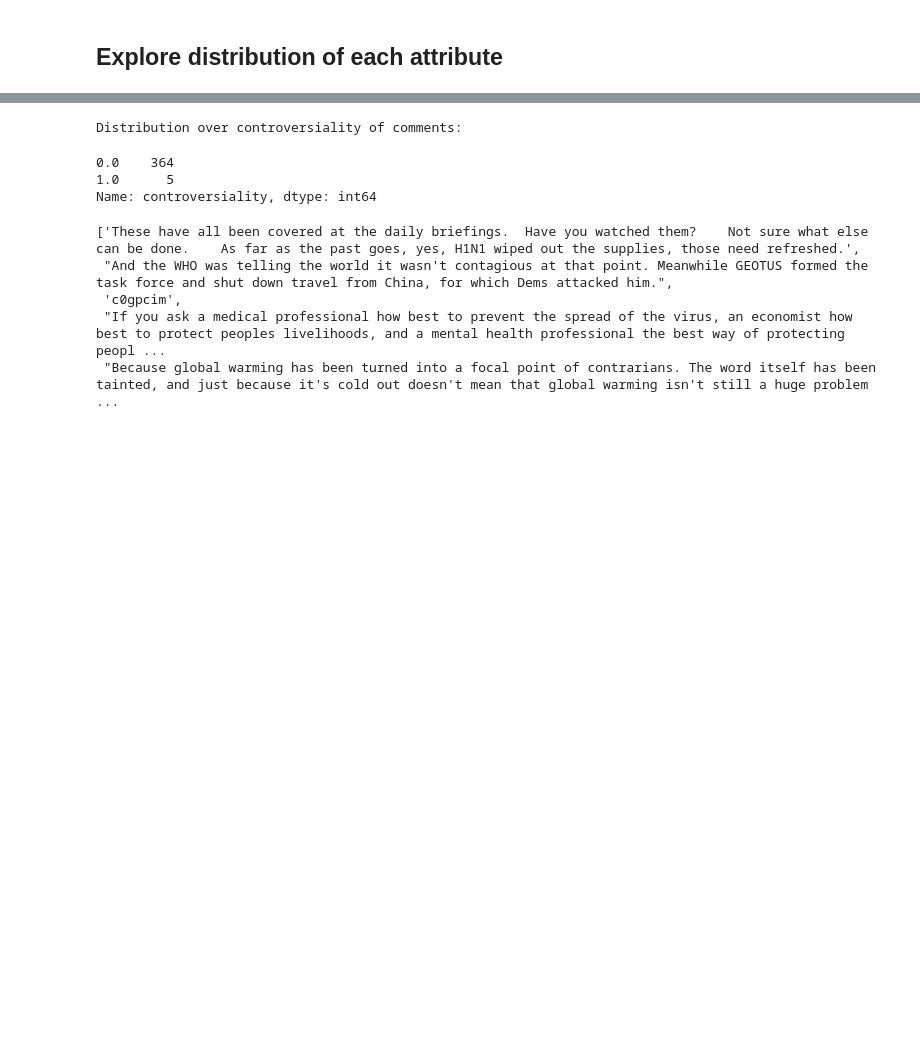
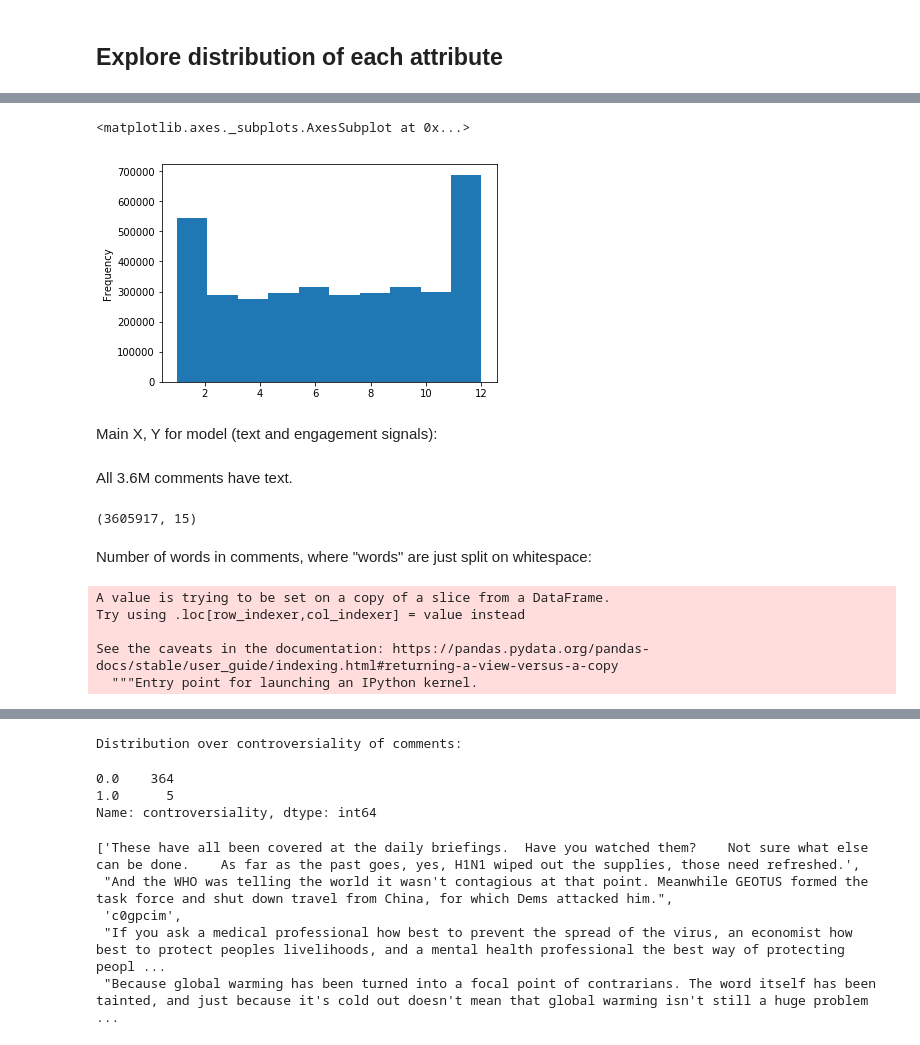
Before and after one commit to yiweiluo/Green-American-Lexicon, a Jupyter notebook: reddit/explore_reddit_data.ipynb, the cells around one changed output, grey strips where cells are left out. Saved outputs shown, nothing was run; the diff lists cells and outputs as text; code cells hidden in the pictures; blank space fills up the shorter version.

```diff
--- a/reddit/explore_reddit_data.ipynb
+++ b/reddit/explore_reddit_data.ipynb
@@ -108,0 +250,23 @@ Distribution over time of comments: AxesSubplot(0.125,0.125;0.775x0.755)
+# %%
+unique_comments['month'].plot.hist()
+# %% [output]
+<matplotlib.axes._subplots.AxesSubplot at 0x...>
+[figure, added]
+# %% [markdown]
+Main X, Y for model (text and engagement signals):
+# %% [markdown]
+All 3.6M comments have text.
+# %%
+unique_comments.loc[(unique_comments.text.apply(lambda x: len(x) > 0))].shape
+# %% [output]
+(3605917, 15)
+# %% [markdown]
+Number of words in comments, where "words" are just split on whitespace:
+# %%
+unique_comments['num_words'] = unique_comments.text.apply(lambda x: len(x.split()))#.hist()
+# %% [output]
+A value is trying to be set on a copy of a slice from a DataFrame.
+Try using .loc[row_indexer,col_indexer] = value instead
+
+See the caveats in the documentation: https://pandas.pydata.org/pandas-docs/stable/user_guide/indexing.html#returning-a-view-versus-a-copy
+  """Entry point for launching an IPython kernel.
```
Also changed, not shown: parts of 63 cells of this notebook, 2 other files.
